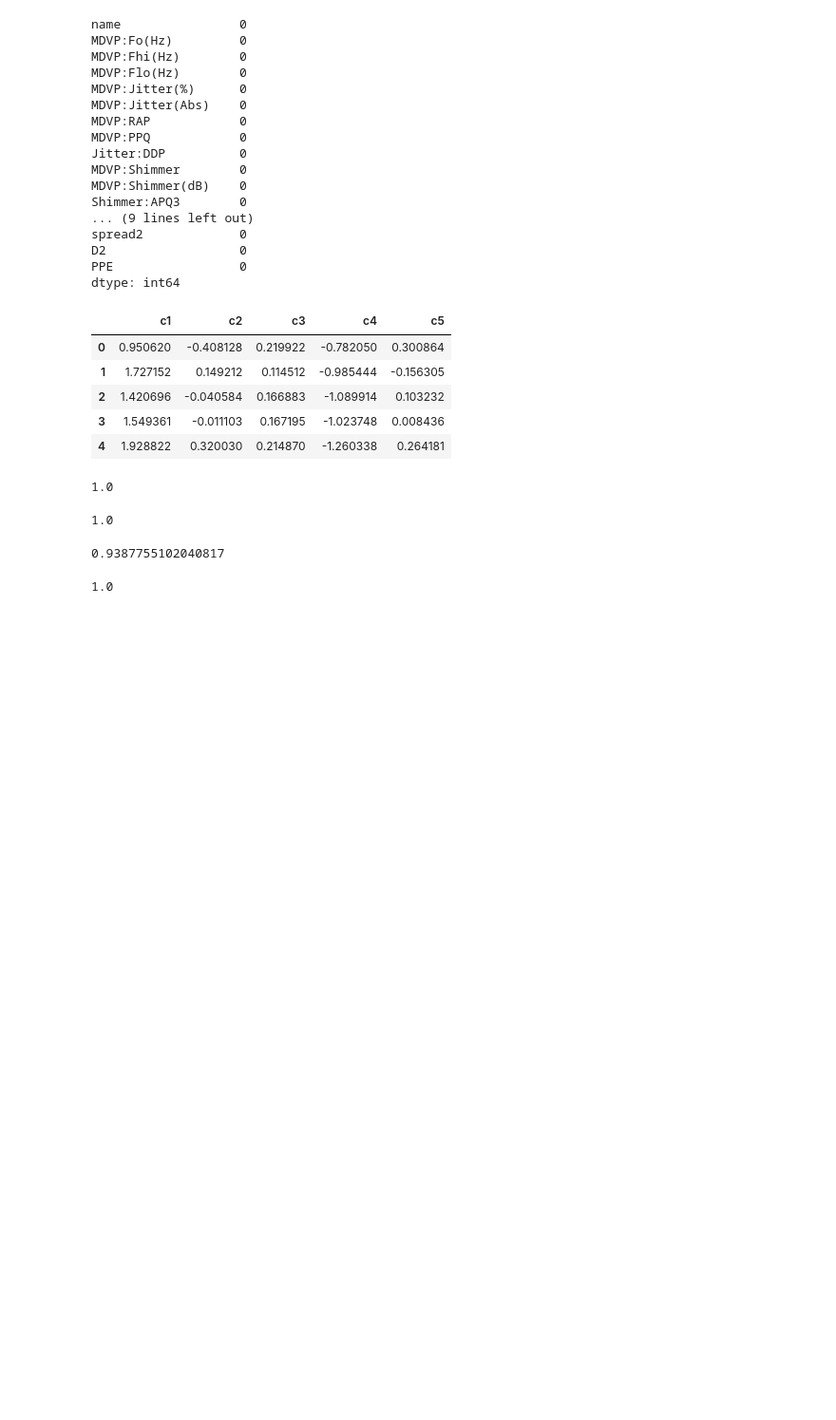
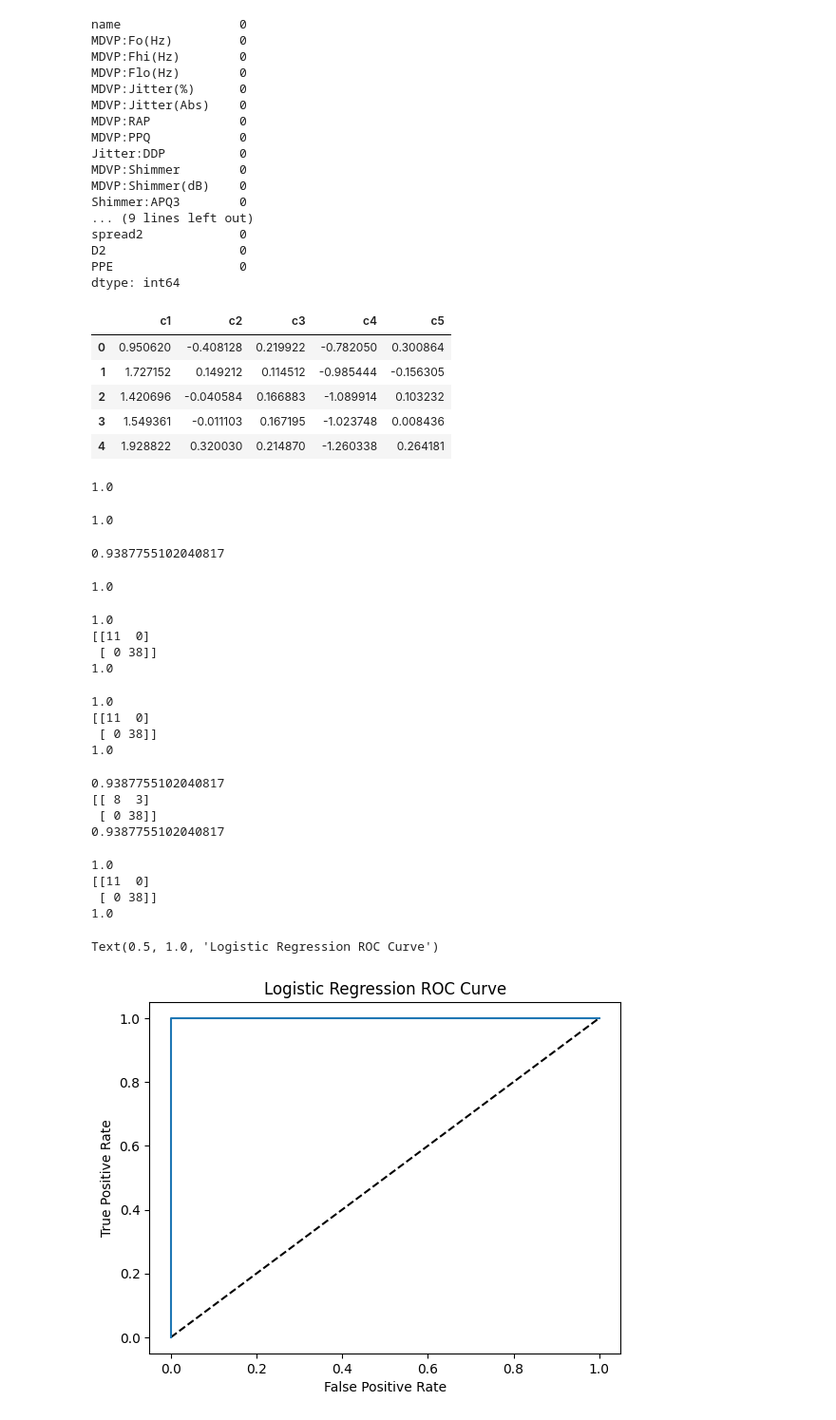
Before and after one commit to EternoSeeker/Technical-Seminar, a Jupyter notebook: parkinsons3.ipynb, the cells around one changed output. Shown: that part at 95% size. Saved outputs shown, nothing was run; the diff lists cells and outputs as text; code cells hidden in the pictures; blank space fills up the shorter version.

```diff
--- a/parkinsons3.ipynb
+++ b/parkinsons3.ipynb
@@ -143,0 +148,56 @@ print(knn.score(x_test, y_test))
+# %%
+# SVM
+y_pred = svm.predict(x_test)
+print(svm.score(x_test, y_test))
+print(confusion_matrix(y_test,y_pred))
+print(accuracy_score(y_test,y_pred))
+# %% [output]
+1.0
+[[11  0]
+ [ 0 38]]
+1.0
+# %%
+# Logistic Regression
+y_pred = lr.predict(x_test)
+print(lr.score(x_test, y_test))
+print(confusion_matrix(y_test,y_pred))
+print(accuracy_score(y_test,y_pred))
+# %% [output]
+1.0
+[[11  0]
+ [ 0 38]]
+1.0
+# %%
+#random forest
+y_pred = rf.predict(x_test)
+print(rf.score(x_test, y_test))
+print(confusion_matrix(y_test,y_pred))
+print(accuracy_score(y_test,y_pred))
+# %% [output]
+0.9387755102040817
+[[ 8  3]
+ [ 0 38]]
+0.9387755102040817
+# %%
+# KNN
+y_pred = knn.predict(x_test)
+print(knn.score(x_test, y_test))
+print(confusion_matrix(y_test,y_pred))
+print(accuracy_score(y_test,y_pred))
+# %% [output]
+1.0
+[[11  0]
+ [ 0 38]]
+1.0
+# %%
+# ROC-AUC curve
+y_pred_prob = lr.predict_proba(x_test)[:,1]
+fpr,tpr,thresholds = roc_curve(y_test,y_pred_prob)
+plt.plot([0,1],[0,1],'k--')
+plt.plot(fpr,tpr,label='Logistic Regression')
+plt.xlabel('False Positive Rate')
+plt.ylabel('True Positive Rate')
+plt.title('Logistic Regression ROC Curve')
+# %% [output]
+Text(0.5, 1.0, 'Logistic Regression ROC Curve')
+[figure, added]
```
Also changed, not shown: parts of 2 cells of this notebook.
